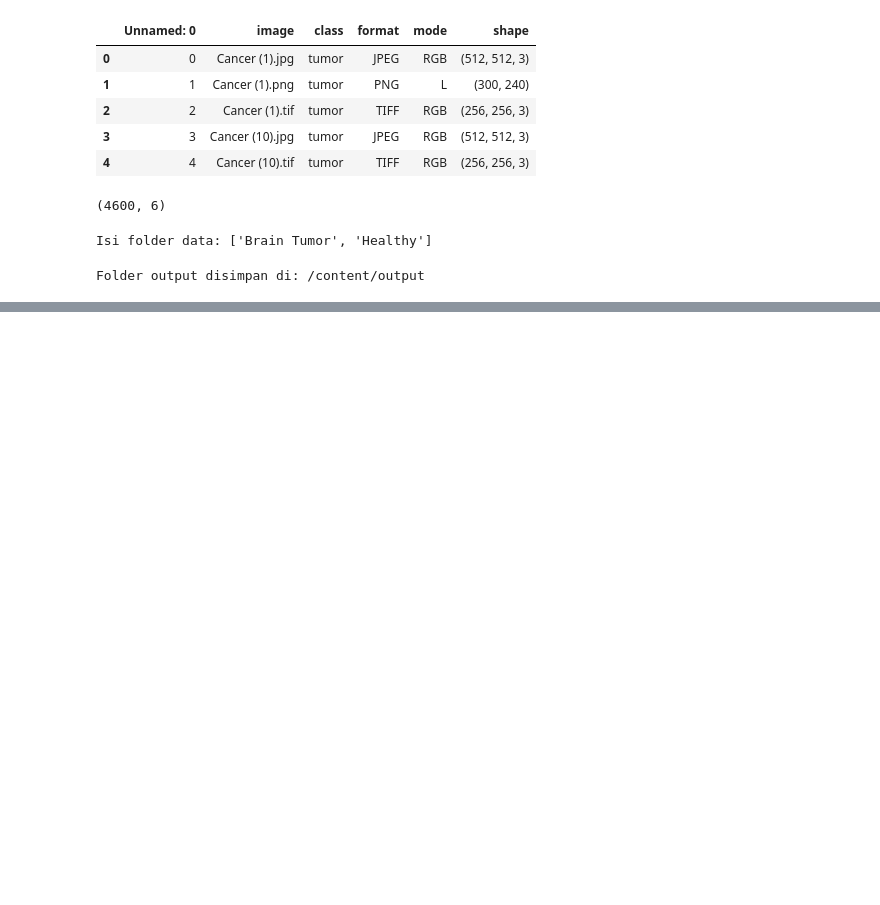
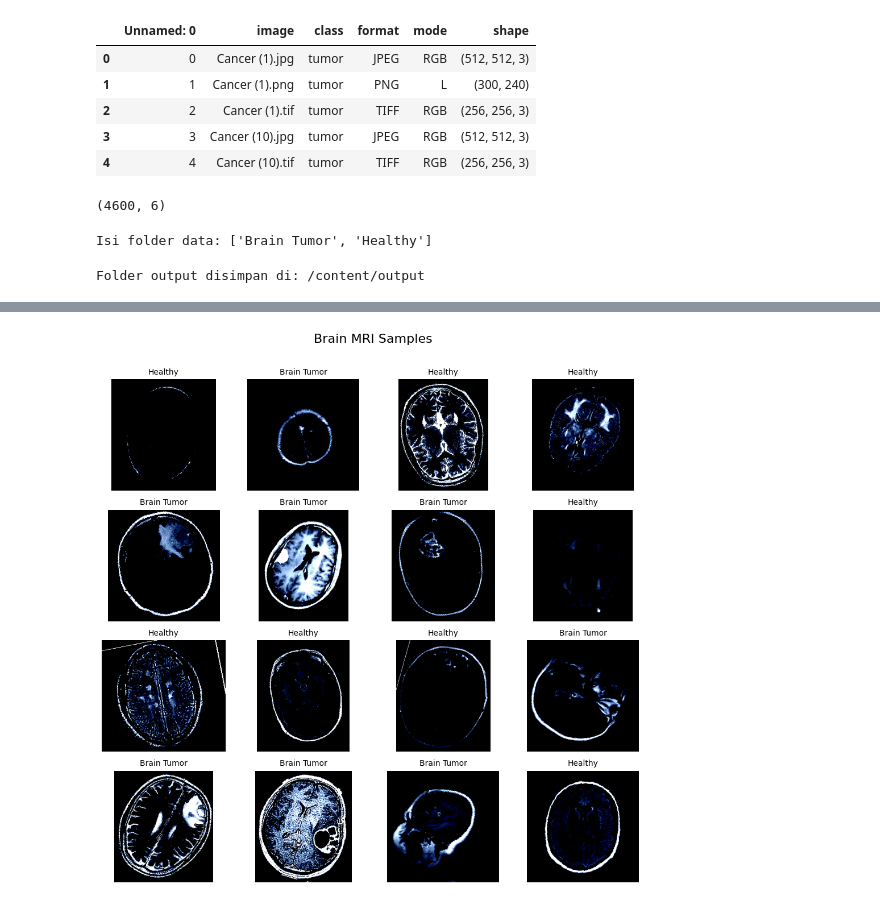
Before and after one commit to XMB234/Brain-Tumor-Detection, a Jupyter notebook: Brain_Tumor_Detection.ipynb, the cells around one changed output, grey strips where cells are left out. Cells and saved outputs as stored; diff of their text form; code cells hidden in the pictures; blank space fills up the shorter version.

```diff
--- a/Brain_Tumor_Detection.ipynb
+++ b/Brain_Tumor_Detection.ipynb
@@ -115,0 +150,32 @@ Com
+# %%
+import matplotlib.pyplot as plt
+import numpy as np
+import torch
+
+# Ambil label dari train_set langsung, agar dinamis
+class_labels = train_set.classes  # ['Brain Tumor', 'Healthy']
+
+def imshow_tensor(img_tensor):
+    """Convert tensor to NumPy image and handle normalization"""
+    img_np = img_tensor.numpy().transpose((1, 2, 0))
+    img_np = np.clip(img_np, 0, 1)  # Pastikan nilai dalam rentang valid
+    return img_np
+
+# Setup grid
+cols, rows = 4, 4
+fig, axes = plt.subplots(rows, cols, figsize=(10, 10))
+fig.suptitle("Brain MRI Samples", fontsize=16)
+
+for i in range(rows * cols):
+    idx = torch.randint(len(train_set), size=(1,)).item()
+    img, label = train_set[idx]
+    ax = axes[i // cols, i % cols]
+    ax.imshow(imshow_tensor(img))
+    ax.set_title(class_labels[label], fontsize=10)
+    ax.axis("off")
+
+plt.tight_layout()
+plt.subplots_adjust(top=0.9)
+plt.show()
+# %% [output]
+[figure, added]
```
Also changed, not shown: parts of 5 cells of this notebook.
